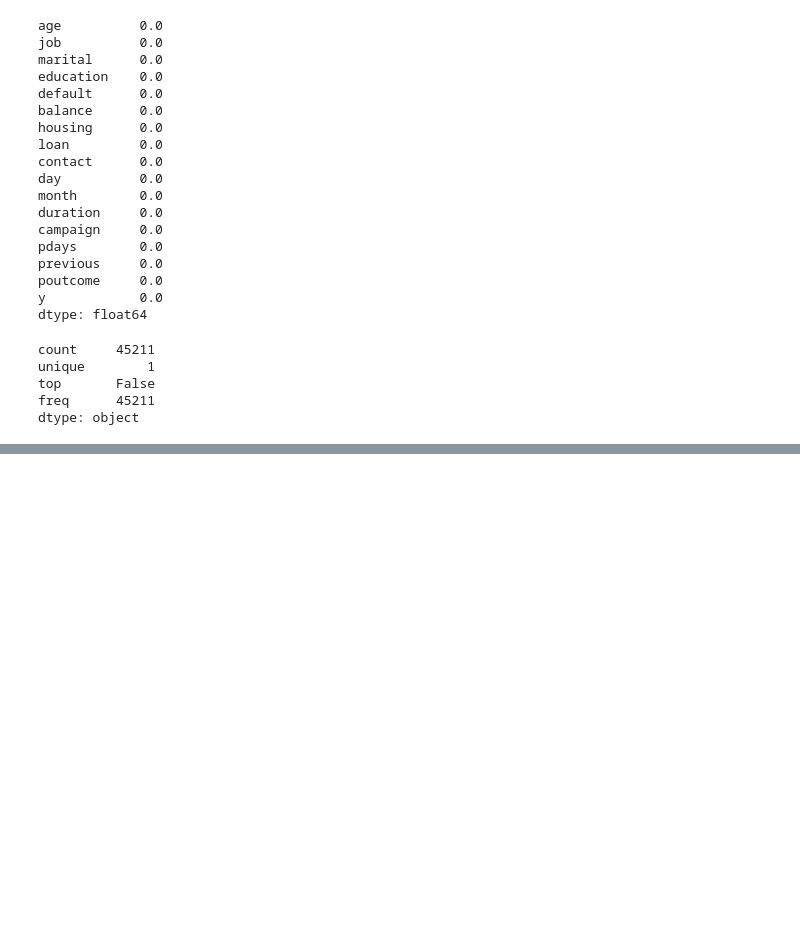
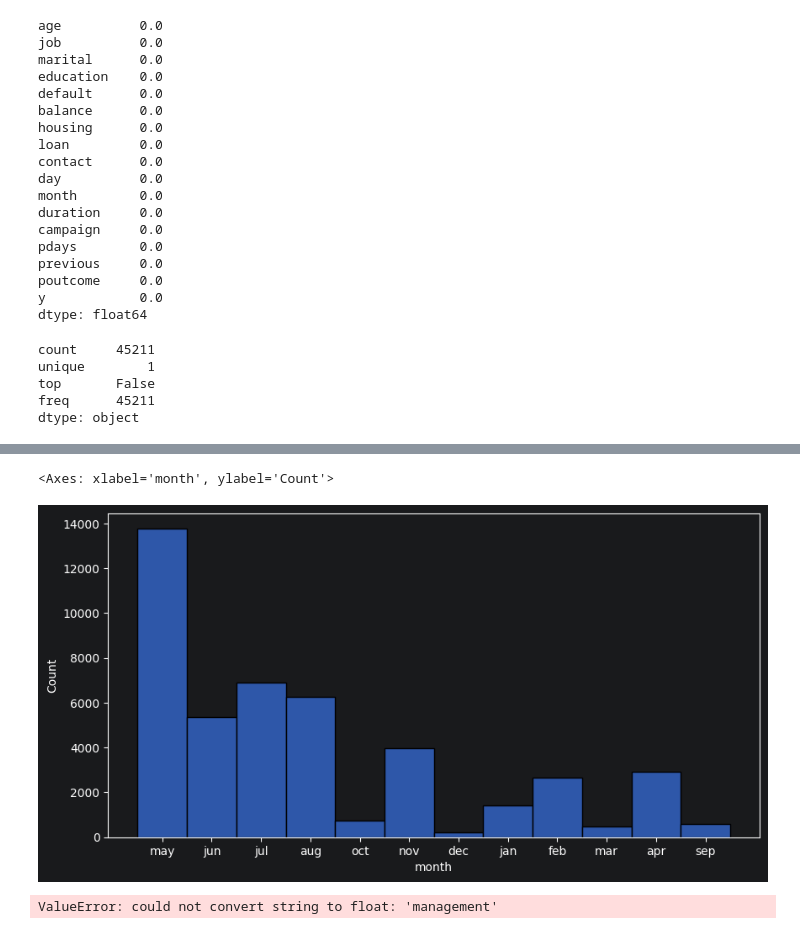
Before and after one commit to BarbieKenn/catboost-ml, a Jupyter notebook: notebooks/02_eda.ipynb, the cells around one changed output, grey strips where cells are left out. Saved outputs shown, nothing was run; the diff lists cells and outputs as text; code cells hidden in the pictures; blank space fills up the shorter version.

```diff
--- a/notebooks/02_eda.ipynb
+++ b/notebooks/02_eda.ipynb
@@ -131,0 +126,10 @@ dtype: object
+# %%
+plt.figure(figsize=(10,5))
+sns.histplot(df['month'])
+# %% [output]
+<Axes: xlabel='month', ylabel='Count'>
+[figure, added]
+# %%
+sns.heatmap(df.corr())
+# %% [output]
+ValueError: could not convert string to float: 'management'
```
Also changed, not shown: parts of 6 cells of this notebook, 1 other file.
